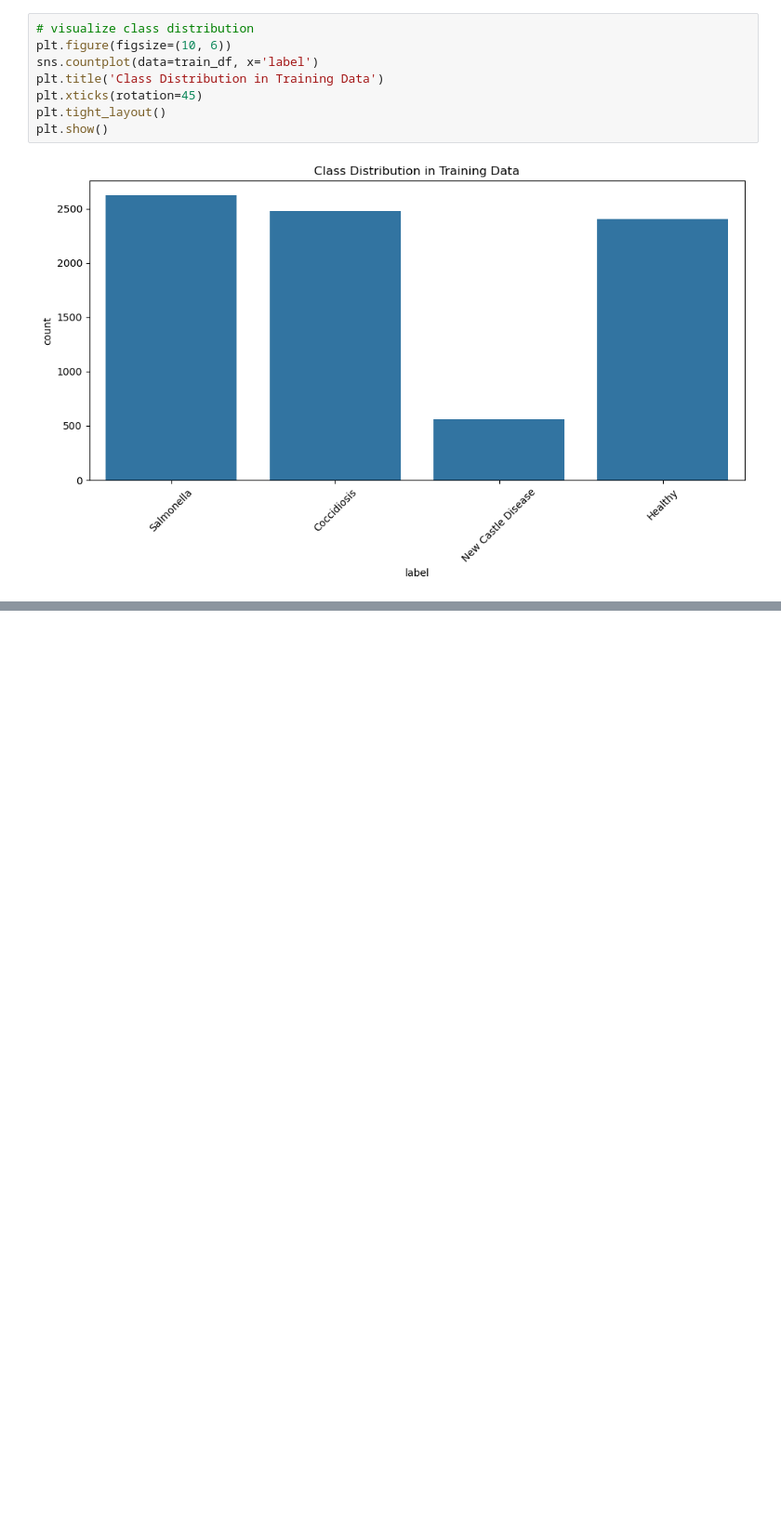
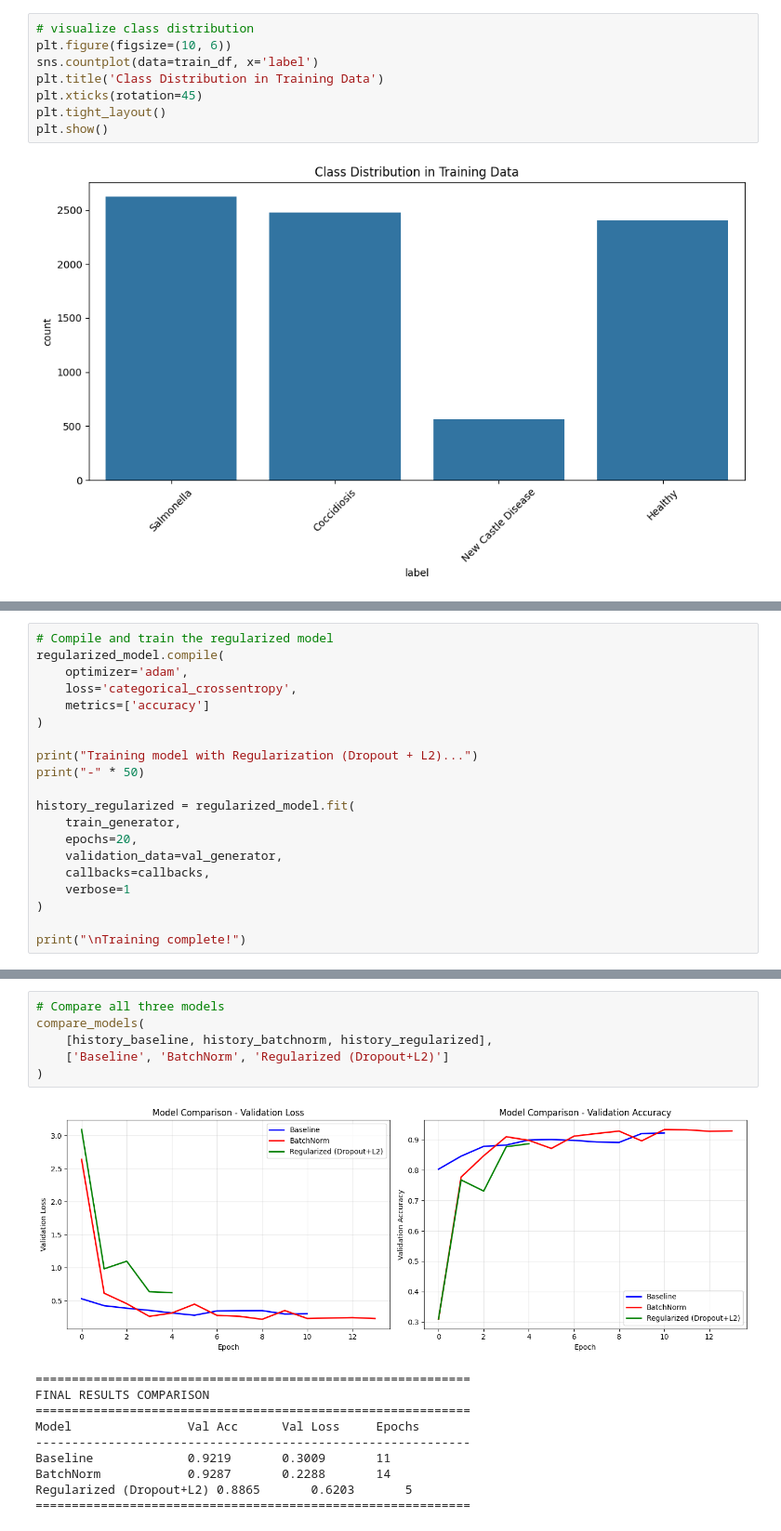
Before and after one commit to rizikilatifa/Chicken_Disease_Image_Classification, a Jupyter notebook: chicken disease.ipynb, the cells around one changed output, grey strips where cells are left out. Shown at 93% size. Cells and saved outputs as stored; diff of their text form; blank space fills up the shorter version.

```diff
--- a/chicken disease.ipynb
+++ b/chicken disease.ipynb
@@ -401,0 +1117,20 @@ ModuleNotFoundError: No module named 'cv2'
+# %%
+# Compile and train the regularized model
+regularized_model.compile(
+    optimizer='adam',
+    loss='categorical_crossentropy',
+    metrics=['accuracy']
+)
+
+print("Training model with Regularization (Dropout + L2)...")
+print("-" * 50)
+
+history_regularized = regularized_model.fit(
+    train_generator,
+    epochs=20,
+    validation_data=val_generator,
+    callbacks=callbacks,
+    verbose=1
+)
+
+print("\nTraining complete!")
@@ -401,0 +1156,17 @@ ModuleNotFoundError: No module named 'cv2'
+# %%
+# Compare all three models
+compare_models(
+    [history_baseline, history_batchnorm, history_regularized],
+    ['Baseline', 'BatchNorm', 'Regularized (Dropout+L2)']
+)
+# %% [output]
+[figure, added]
+============================================================
+FINAL RESULTS COMPARISON
+============================================================
+Model                Val Acc      Val Loss     Epochs
+------------------------------------------------------------
+Baseline             0.9219       0.3009       11
+BatchNorm            0.9287       0.2288       14
+Regularized (Dropout+L2) 0.8865       0.6203       5
+============================================================
```
Also changed, not shown: parts of 42 cells of this notebook, 1 other file.
